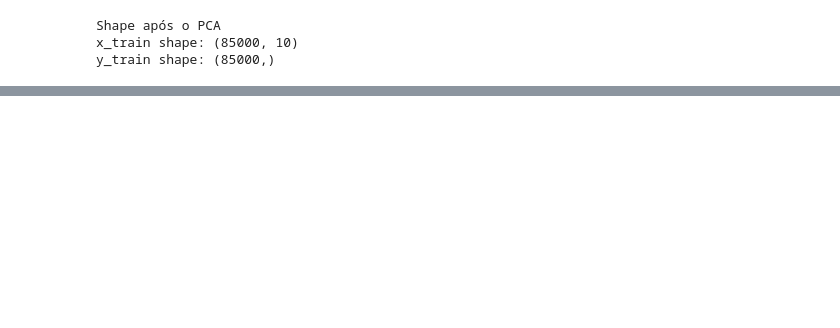
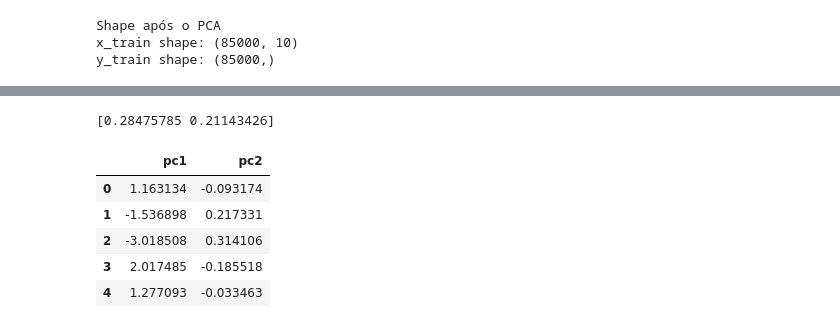
Before and after one commit to duardoliveiras/pca_study_case, a Jupyter notebook: index.ipynb, the cells around one changed output, grey strips where cells are left out. Saved outputs shown, nothing was run; the diff lists cells and outputs as text; code cells hidden in the pictures; blank space fills up the shorter version.

```diff
--- a/index.ipynb
+++ b/index.ipynb
@@ -161,0 +170,21 @@ Tempo:  0.5721938610004145
+# %%
+# Teste para visualização do PCA
+pca_viewer = decomposition.PCA(n_components=2)
+principal_components = pca_viewer.fit_transform(xTrain)
+
+
+# Explained_Variance_Ratio representa o quando as componentes representa os dados originais
+# [0.28, 0.21] ou seja, o pca explica 49% dos dados originais representando uma perca de 51% de informação
+print(pca_viewer.explained_variance_ratio_)
+# %% [output]
+[0.28475785 0.21143426]
+# %%
+pc_df = pd.DataFrame(data=principal_components, columns=['pc1', 'pc2'])
+pc_df.head()
+# %% [output]
+|  | pc1 | pc2 |
+| 0 | 1.163134 | -0.093174 |
+| 1 | -1.536898 | 0.217331 |
+| 2 | -3.018508 | 0.314106 |
+| 3 | 2.017485 | -0.185518 |
+| 4 | 1.277093 | -0.033463 |
```
Also changed, not shown: parts of 8 cells of this notebook.
